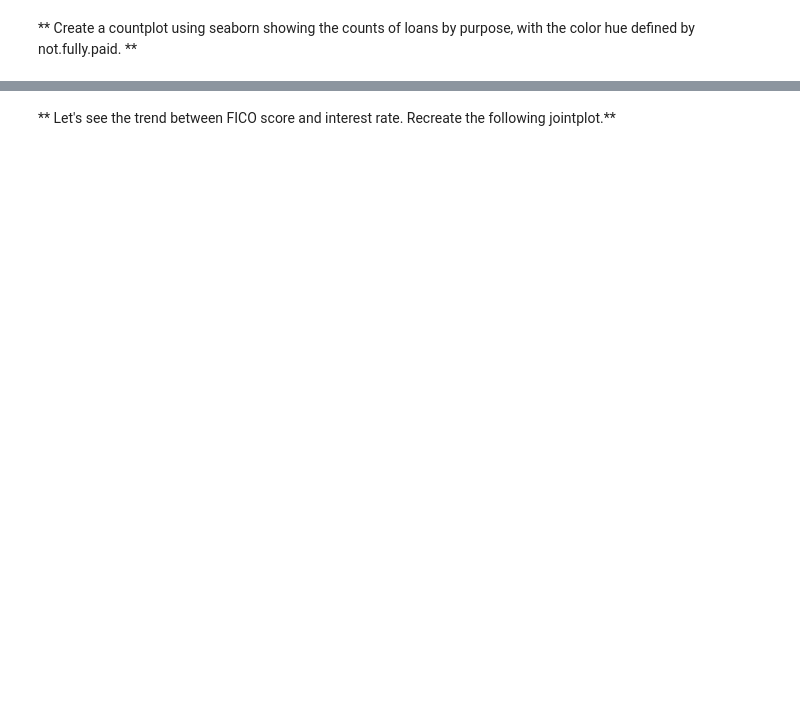
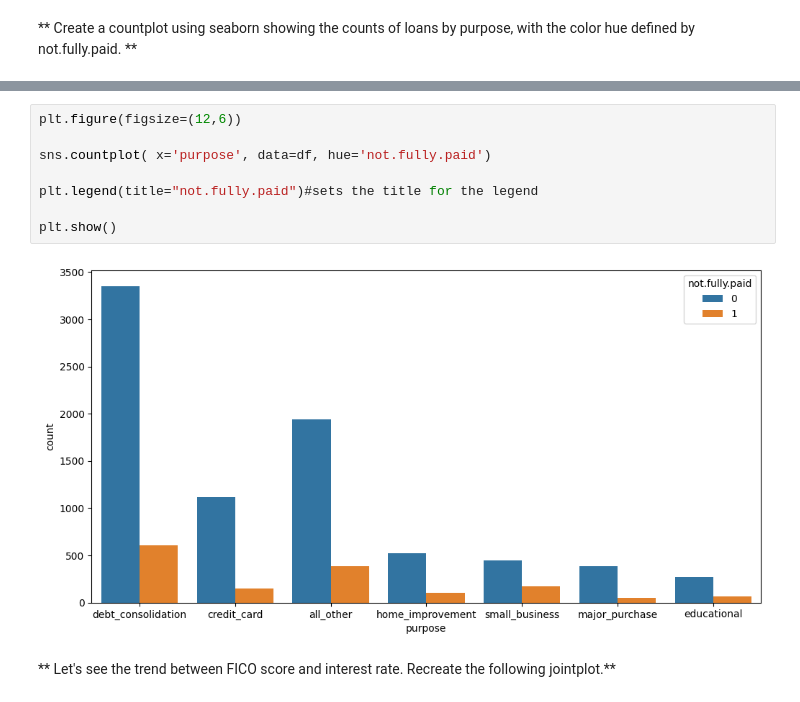
Before and after one commit to AbdulazizSGH/6MY01_ARTI308, a Jupyter notebook: lab-9.ipynb, the cells around one changed output, grey strips where cells are left out. Cells and saved outputs as stored; diff of their text form; blank space fills up the shorter version.

```diff
--- a/lab-9.ipynb
+++ b/lab-9.ipynb
@@ -105,2 +118,12 @@ Let's do some data visualization! We'll use seaborn and pandas built-in plotting
+# %%
+plt.figure(figsize=(12,6))
+
+sns.countplot( x='purpose', data=df, hue='not.fully.paid')
+
+plt.legend(title="not.fully.paid")#sets the title for the legend
+
+plt.show()
+# %% [output]
+[figure, added]
 # %% [markdown]
 ** Let's see the trend between FICO score and interest rate. Recreate the following jointplot.**
```
Also changed, not shown: parts of 40 cells of this notebook.
